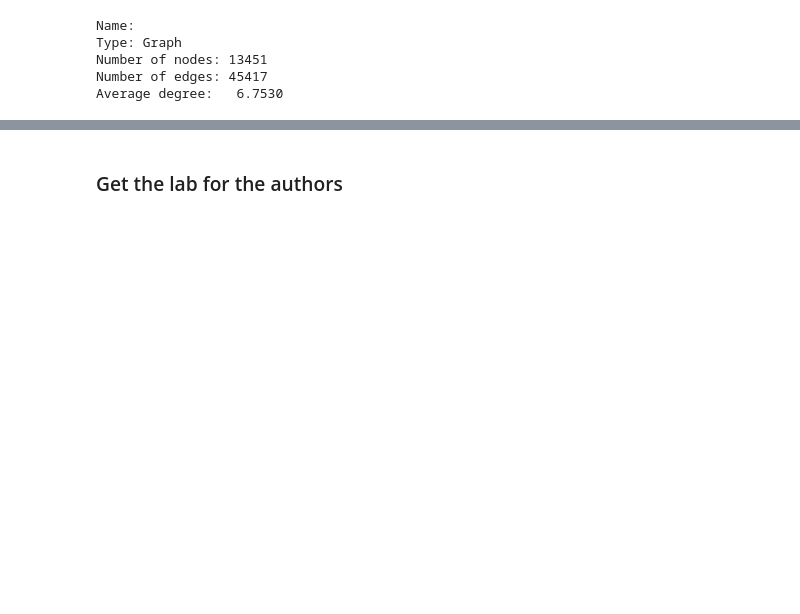
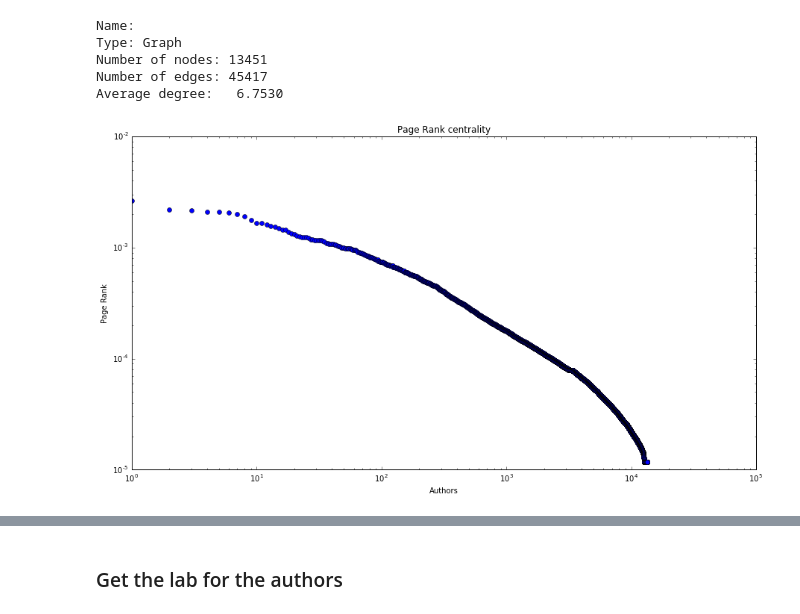
Before and after one commit to CriMenghini/modERN, a Jupyter notebook: BuildGraph.ipynb, the cells around one changed output, grey strips where cells are left out. Cells and saved outputs as stored; diff of their text form; code cells hidden in the pictures; blank space fills up the shorter version.

```diff
--- a/BuildGraph.ipynb
+++ b/BuildGraph.ipynb
@@ -61,3 +78,10 @@ Type: Graph
 Number of nodes: 161431
 Number of edges: 17345810
 Average degree: 214.9006
+# %%
+# Add weights
+l = 0
+for i,j in G.edges():
+    G[i][j]['weight'] = dict_numb_coll[dictionary_id_a[i]][dictionary_id_a[j]]
+    l += 1
+    print (l)
@@ -63,0 +102,4 @@ Average degree: 214.9006
+# %%
+pr_centrality = nx.pagerank(G)
+tuples_pr = pr_centrality.items()
+pr_sorted = sorted(pr_centrality.values(),reverse = True)
@@ -105,0 +166,4 @@ Average degree:   6.7530
+# %%
+plot_measures(pr_sorted, 'Page Rank centrality', 'Authors', 'Page Rank', 'page_rank_centrality')
+# %% [output]
+[figure, added]
```
Also changed, not shown: parts of 52 cells of this notebook, 3 other files.
